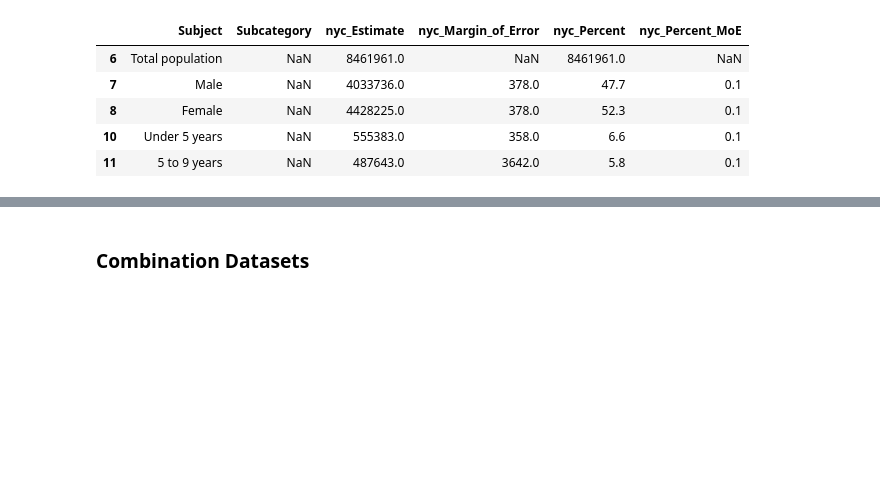
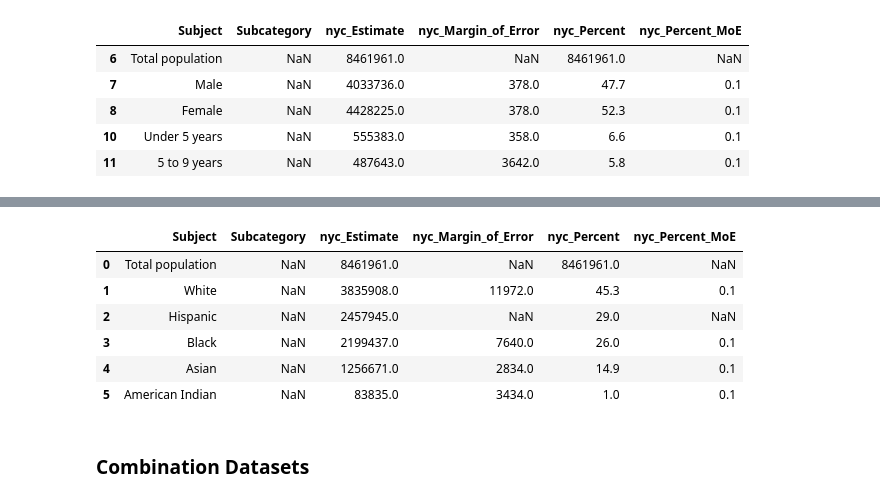
Before and after one commit to COGS108/Group017_WI26, a Jupyter notebook: 01-DataCheckpoint.ipynb, the cells around one changed output, grey strips where cells are left out. Drawn from its saved outputs; the diff is of its cells as text; code cells hidden in the pictures; blank space fills up the shorter version.

```diff
--- a/01-DataCheckpoint.ipynb
+++ b/01-DataCheckpoint.ipynb
@@ -605,2 +596,14 @@ nyc_df.reset_index()[7:].sort_values(by = 'nyc_Estimate', ascending = False)
+# %%
+nyc_df = nyc_df[7:].sort_values(by = 'nyc_Estimate', ascending = False).reset_index(drop = True)
+nyc_df["Subject"] = nyc_df["Subject"].replace({"Black or African American": "Black", "American Indian and Alaska Native": "American Indian", "Hispanic or Latino (of any race)": "Hispanic"})
+nyc_df
+# %% [output]
+|  | Subject | Subcategory | nyc_Estimate | nyc_Margin_of_Error | nyc_Percent | nyc_Percent_MoE |
+| 0 | Total population | NaN | 8461961.0 | NaN | 8461961.0 | NaN |
+| 1 | White | NaN | 3835908.0 | 11972.0 | 45.3 | 0.1 |
+| 2 | Hispanic | NaN | 2457945.0 | NaN | 29.0 | NaN |
+| 3 | Black | NaN | 2199437.0 | 7640.0 | 26.0 | 0.1 |
+| 4 | Asian | NaN | 1256671.0 | 2834.0 | 14.9 | 0.1 |
+| 5 | American Indian | NaN | 83835.0 | 3434.0 | 1.0 | 0.1 |
 # %%
 # data to 02-processed
```
Also changed, not shown: parts of 3 cells of this notebook.
